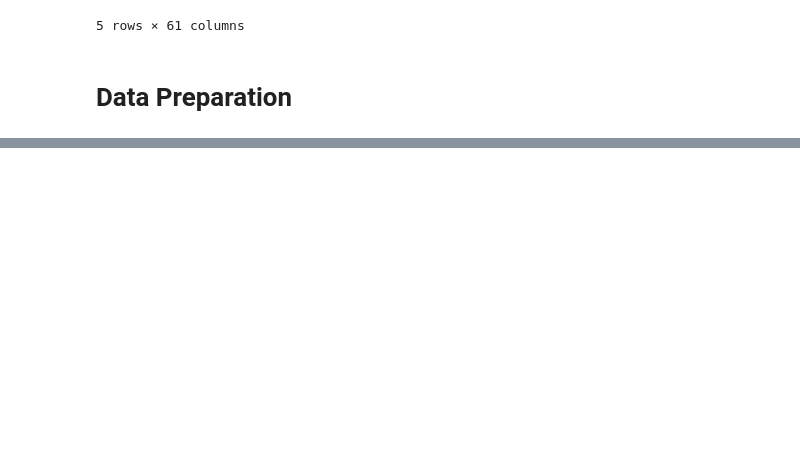
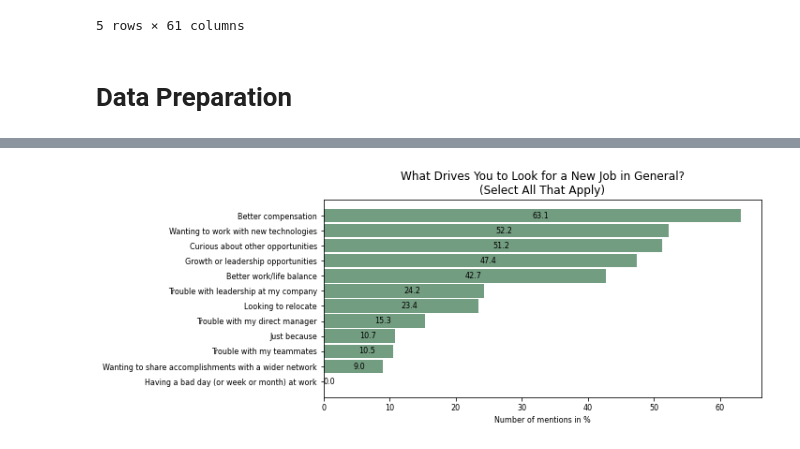
Before and after one commit to Andrea-Schulz/datascience, a Jupyter notebook: Project_1.ipynb, the cells around one changed output, grey strips where cells are left out. Drawn from its saved outputs; the diff is of its cells as text; code cells hidden in the pictures; blank space fills up the shorter version.

```diff
--- a/Project_1.ipynb
+++ b/Project_1.ipynb
@@ -182,0 +295,7 @@ happy_index = ['Very satisfied',
+# %%
+#### MOST IMPORTANT PUSH FACTORS: In general, what drives you to look for a new job?
+df_jobhunt = get_multiple_choice(df, 'NEWJobHunt_', NEWJobHuntAnswers)
+# plot
+jobhunt_bar, jobhunt_ax = plot.horizontal_bars(df_jobhunt, 'share', percentage=True, xlabel='Number of mentions in %', title='What Drives You to Look for a New Job in General?\n(Select All That Apply)', filename='jobhunt_bar')
+# %% [output]
+[figure, added]
```
Also changed, not shown: parts of 22 cells of this notebook, 1 other file.
